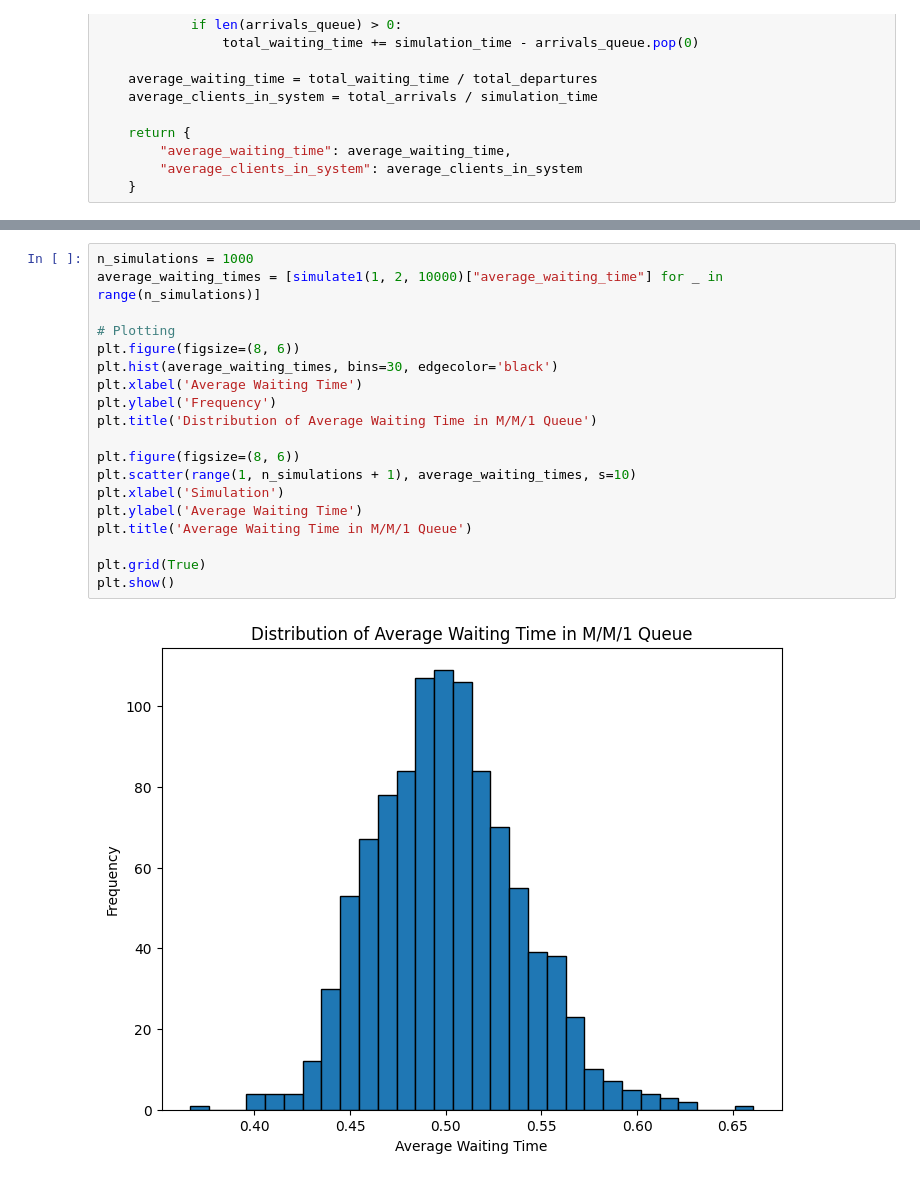
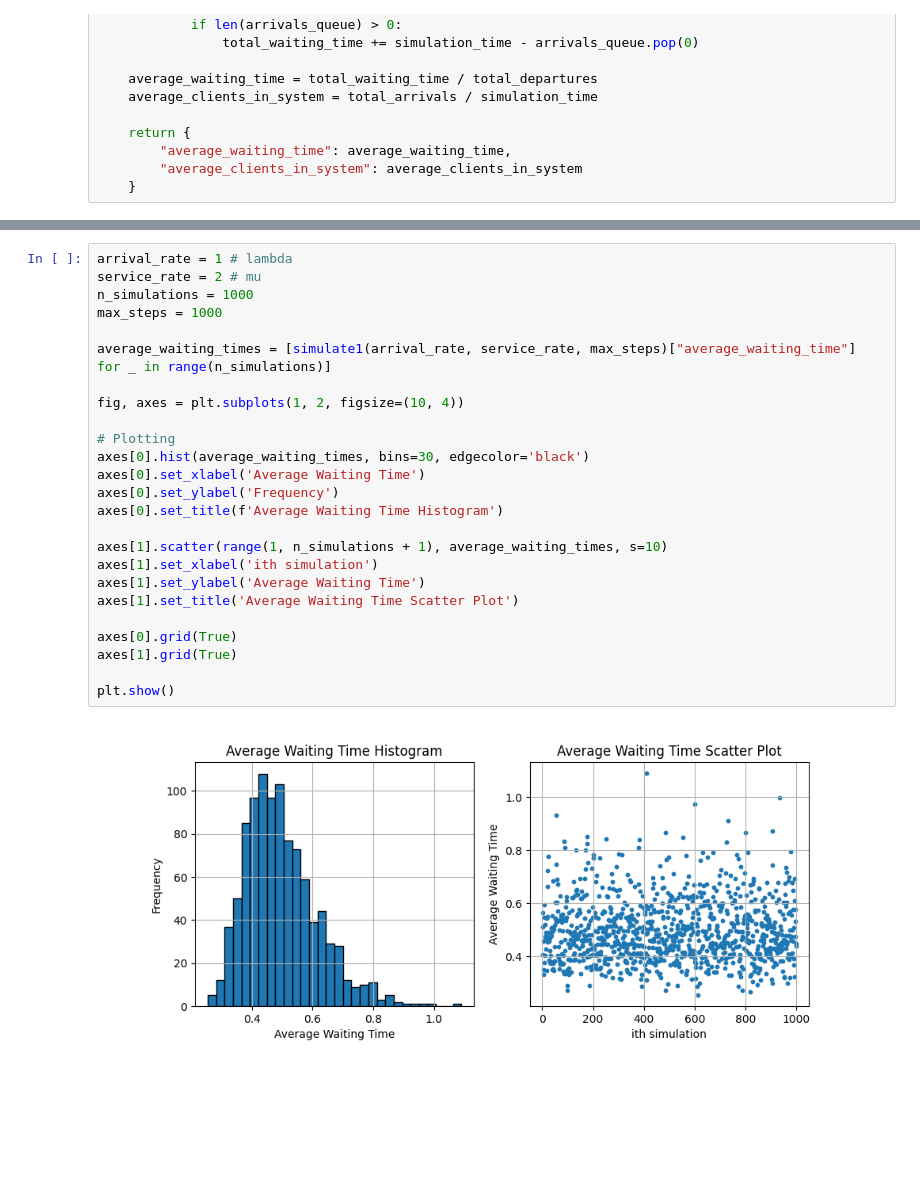
Before and after one commit to EduardoMeloC/AvaliacaoDesempenho, a Jupyter notebook: Trabalho1/Filas_MM1.ipynb, the cells around one changed output, grey strips where cells are left out. Drawn from its saved outputs; the diff is of its cells as text; blank space fills up the shorter version.

Commit message:
Trabalho 1 - Plots melhores

```diff
--- a/Trabalho1/Filas_MM1.ipynb
+++ b/Trabalho1/Filas_MM1.ipynb
@@ -47,21 +49,27 @@ simulate1(1, 2, 1000)
 # %%
+arrival_rate = 1 # lambda
+service_rate = 2 # mu
 n_simulations = 1000
-average_waiting_times = [simulate1(1, 2, 10000)["average_waiting_time"] for _ in range(n_simulations)]
+max_steps = 1000
+
+average_waiting_times = [simulate1(arrival_rate, service_rate, max_steps)["average_waiting_time"] for _ in range(n_simulations)]
+
+fig, axes = plt.subplots(1, 2, figsize=(10, 4))
 
 # Plotting
-plt.figure(figsize=(8, 6))
-plt.hist(average_waiting_times, bins=30, edgecolor='black')
-plt.xlabel('Average Waiting Time')
-plt.ylabel('Frequency')
-plt.title('Distribution of Average Waiting Time in M/M/1 Queue')
+axes[0].hist(average_waiting_times, bins=30, edgecolor='black')
+axes[0].set_xlabel('Average Waiting Time')
+axes[0].set_ylabel('Frequency')
+axes[0].set_title(f'Average Waiting Time Histogram')
 
-plt.figure(figsize=(8, 6))
-plt.scatter(range(1, n_simulations + 1), average_waiting_times, s=10)
-plt.xlabel('Simulation')
-plt.ylabel('Average Waiting Time')
-plt.title('Average Waiting Time in M/M/1 Queue')
+axes[1].scatter(range(1, n_simulations + 1), average_waiting_times, s=10)
+axes[1].set_xlabel('ith simulation')
+axes[1].set_ylabel('Average Waiting Time')
+axes[1].set_title('Average Waiting Time Scatter Plot')
 
-plt.grid(True)
+axes[0].grid(True)
+axes[1].grid(True)
+
 plt.show()
 # %% [output]
-[figure, old version]
+[figure, new version]
```
Also changed, not shown: parts of 5 cells of this notebook.
